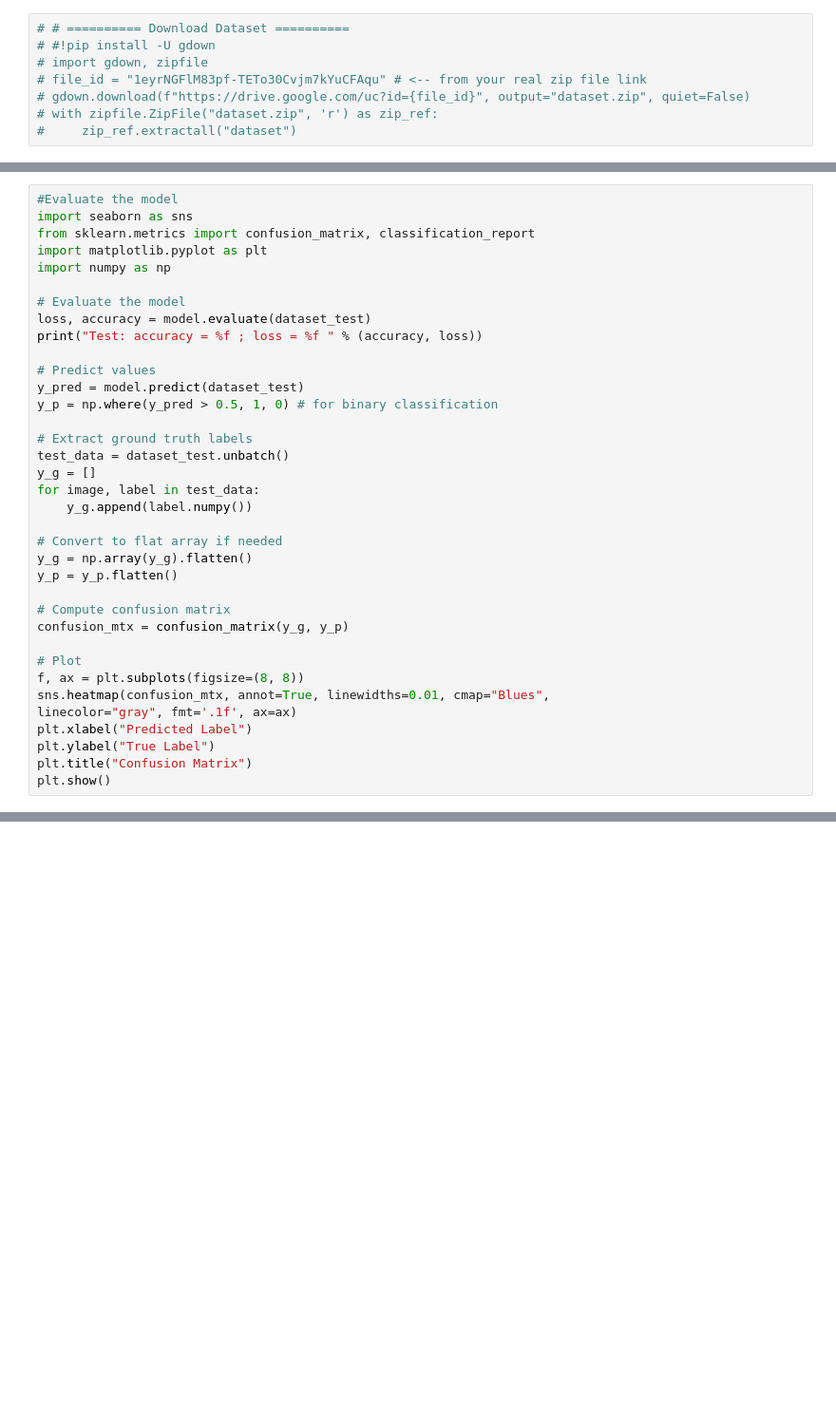
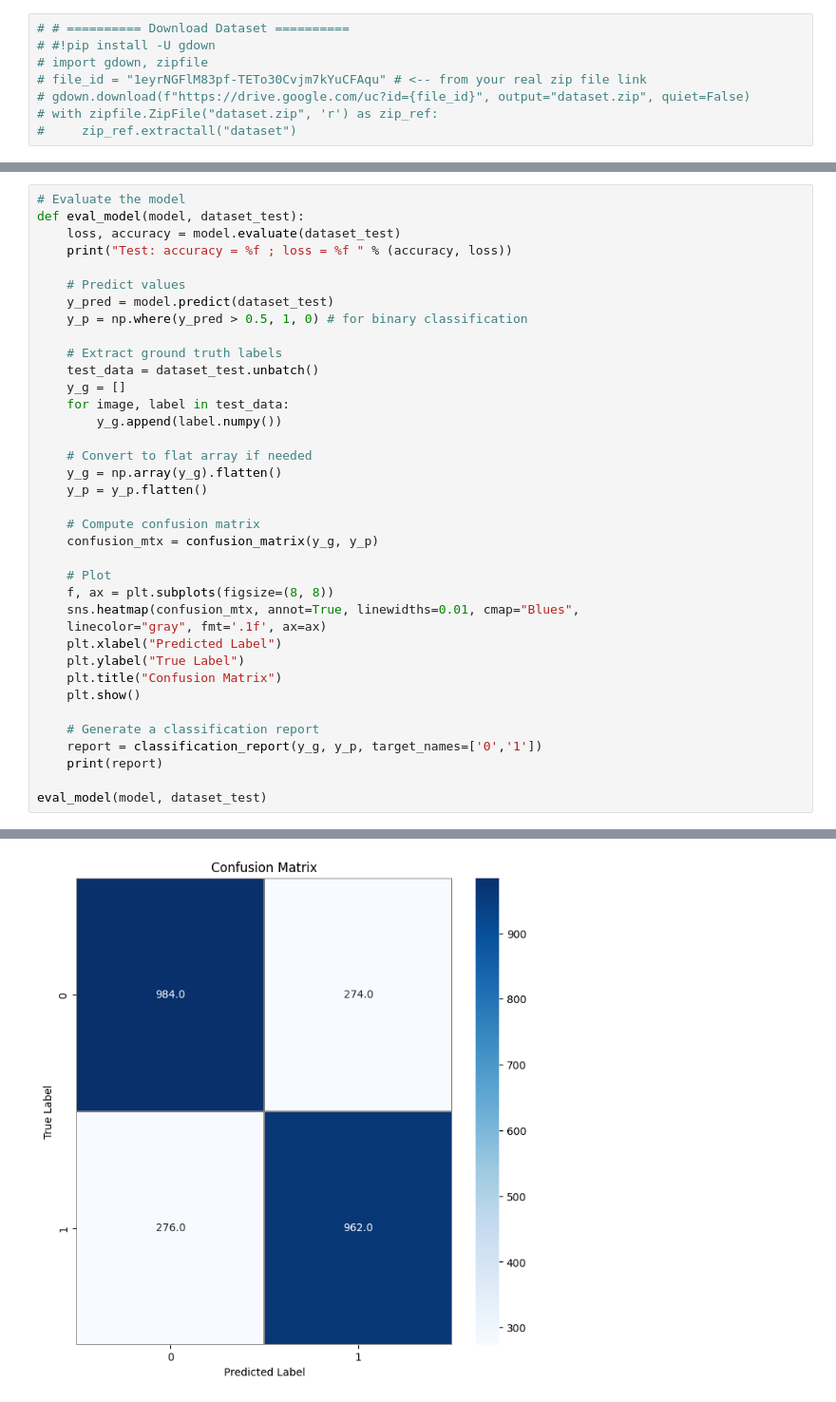
Before and after one commit to NightLightTw/ML-Labs, a Jupyter notebook: Labs6/313605013_Lab6_Homework.ipynb, the cells around one changed output, grey strips where cells are left out. Shown at 95% size. Saved outputs shown, nothing was run; the diff lists cells and outputs as text; blank space fills up the shorter version.

```diff
--- a/Labs6/313605013_Lab6_Homework.ipynb
+++ b/Labs6/313605013_Lab6_Homework.ipynb
@@ -156,36 +232,38 @@ plot_model_history(hist)
 # %%
-#Evaluate the model
-import seaborn as sns
-from sklearn.metrics import confusion_matrix, classification_report
-import matplotlib.pyplot as plt
-import numpy as np
+# Evaluate the model
+def eval_model(model, dataset_test):
+    loss, accuracy = model.evaluate(dataset_test)
+    print("Test: accuracy = %f ; loss = %f " % (accuracy, loss))
 
-# Evaluate the model
-loss, accuracy = model.evaluate(dataset_test)
-print("Test: accuracy = %f ; loss = %f " % (accuracy, loss))
+    # Predict values
+    y_pred = model.predict(dataset_test)
+    y_p = np.where(y_pred > 0.5, 1, 0) # for binary classification
 
-# Predict values
-y_pred = model.predict(dataset_test)
-y_p = np.where(y_pred > 0.5, 1, 0) # for binary classification
+    # Extract ground truth labels
+    test_data = dataset_test.unbatch()
+    y_g = []
+    for image, label in test_data:
+        y_g.append(label.numpy())
 
-# Extract ground truth labels
-test_data = dataset_test.unbatch()
-y_g = []
-for image, label in test_data:
-    y_g.append(label.numpy())
+    # Convert to flat array if needed
+    y_g = np.array(y_g).flatten()
+    y_p = y_p.flatten()
 
-# Convert to flat array if needed
-y_g = np.array(y_g).flatten()
-y_p = y_p.flatten()
+    # Compute confusion matrix
+    confusion_mtx = confusion_matrix(y_g, y_p)
 
-# Compute confusion matrix
-confusion_mtx = confusion_matrix(y_g, y_p)
+    # Plot
+    f, ax = plt.subplots(figsize=(8, 8))
+    sns.heatmap(confusion_mtx, annot=True, linewidths=0.01, cmap="Blues",
+    linecolor="gray", fmt='.1f', ax=ax)
+    plt.xlabel("Predicted Label")
+    plt.ylabel("True Label")
+    plt.title("Confusion Matrix")
+    plt.show()
 
-# Plot
-f, ax = plt.subplots(figsize=(8, 8))
-sns.heatmap(confusion_mtx, annot=True, linewidths=0.01, cmap="Blues",
-linecolor="gray", fmt='.1f', ax=ax)
-plt.xlabel("Predicted Label")
-plt.ylabel("True Label")
-plt.title("Confusion Matrix")
-plt.show()
+    # Generate a classification report
+    report = classification_report(y_g, y_p, target_names=['0','1'])
+    print(report)
+
+eval_model(model, dataset_test)
+# %% [output]
@@ -191,0 +274 @@ plt.show()
+[figure, added]
```
Also changed, not shown: parts of 17 cells of this notebook, 1 other file.
